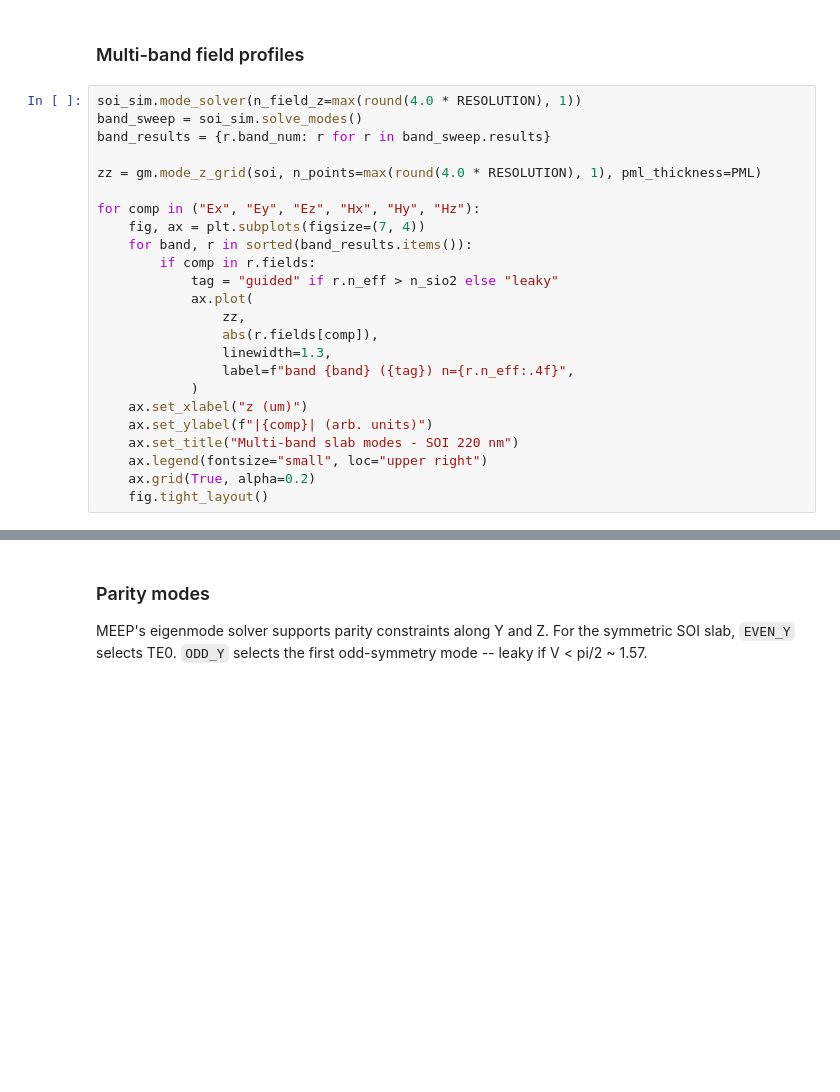
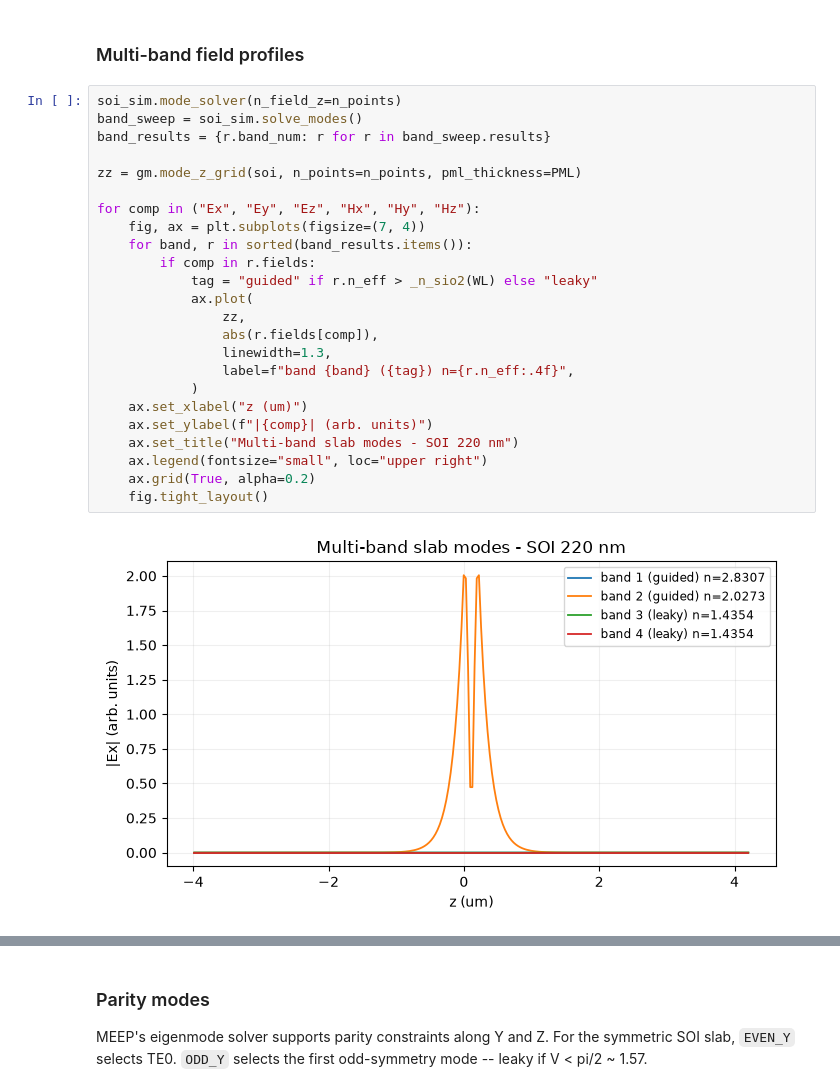
Before and after one commit to gdsfactory/gsim, a Jupyter notebook: nbs/_meep_mode_solver_soi.ipynb, the cells around one changed output, grey strips where cells are left out. Cells and saved outputs as stored; diff of their text form; blank space fills up the shorter version.

```diff
--- a/nbs/_meep_mode_solver_soi.ipynb
+++ b/nbs/_meep_mode_solver_soi.ipynb
@@ -276,26 +299,28 @@ for band, r in sorted(band_results.items()):
 # %% [markdown]
 ### Multi-band field profiles
 # %%
-soi_sim.mode_solver(n_field_z=max(round(4.0 * RESOLUTION), 1))
+soi_sim.mode_solver(n_field_z=n_points)
 band_sweep = soi_sim.solve_modes()
 band_results = {r.band_num: r for r in band_sweep.results}
 
-zz = gm.mode_z_grid(soi, n_points=max(round(4.0 * RESOLUTION), 1), pml_thickness=PML)
+zz = gm.mode_z_grid(soi, n_points=n_points, pml_thickness=PML)
 
 for comp in ("Ex", "Ey", "Ez", "Hx", "Hy", "Hz"):
     fig, ax = plt.subplots(figsize=(7, 4))
     for band, r in sorted(band_results.items()):
         if comp in r.fields:
-            tag = "guided" if r.n_eff > n_sio2 else "leaky"
+            tag = "guided" if r.n_eff > _n_sio2(WL) else "leaky"
             ax.plot(
                 zz,
                 abs(r.fields[comp]),
                 linewidth=1.3,
                 label=f"band {band} ({tag}) n={r.n_eff:.4f}",
             )
     ax.set_xlabel("z (um)")
     ax.set_ylabel(f"|{comp}| (arb. units)")
     ax.set_title("Multi-band slab modes - SOI 220 nm")
     ax.legend(fontsize="small", loc="upper right")
     ax.grid(True, alpha=0.2)
     fig.tight_layout()
+# %% [output]
+[figure, added]
```
Also changed, not shown: parts of 20 cells of this notebook, 2 other files.
